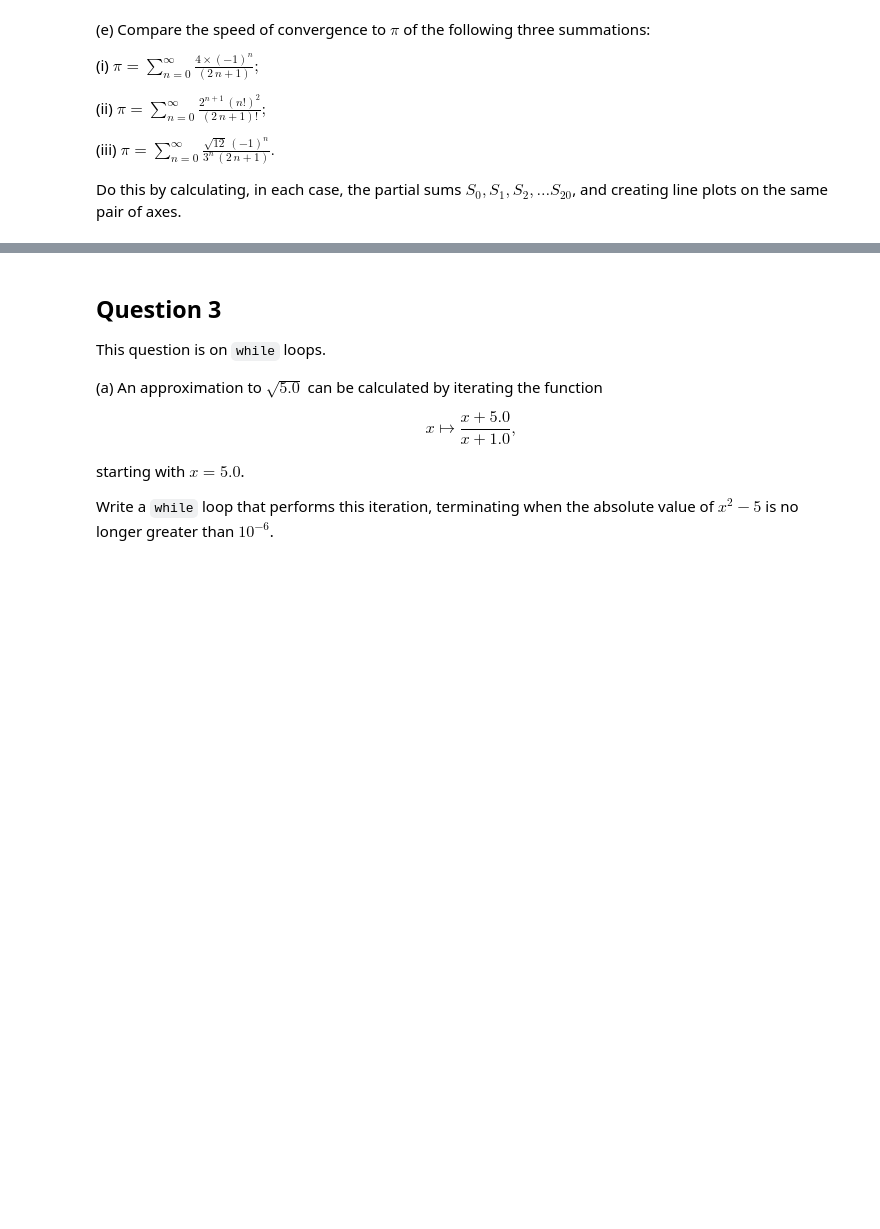
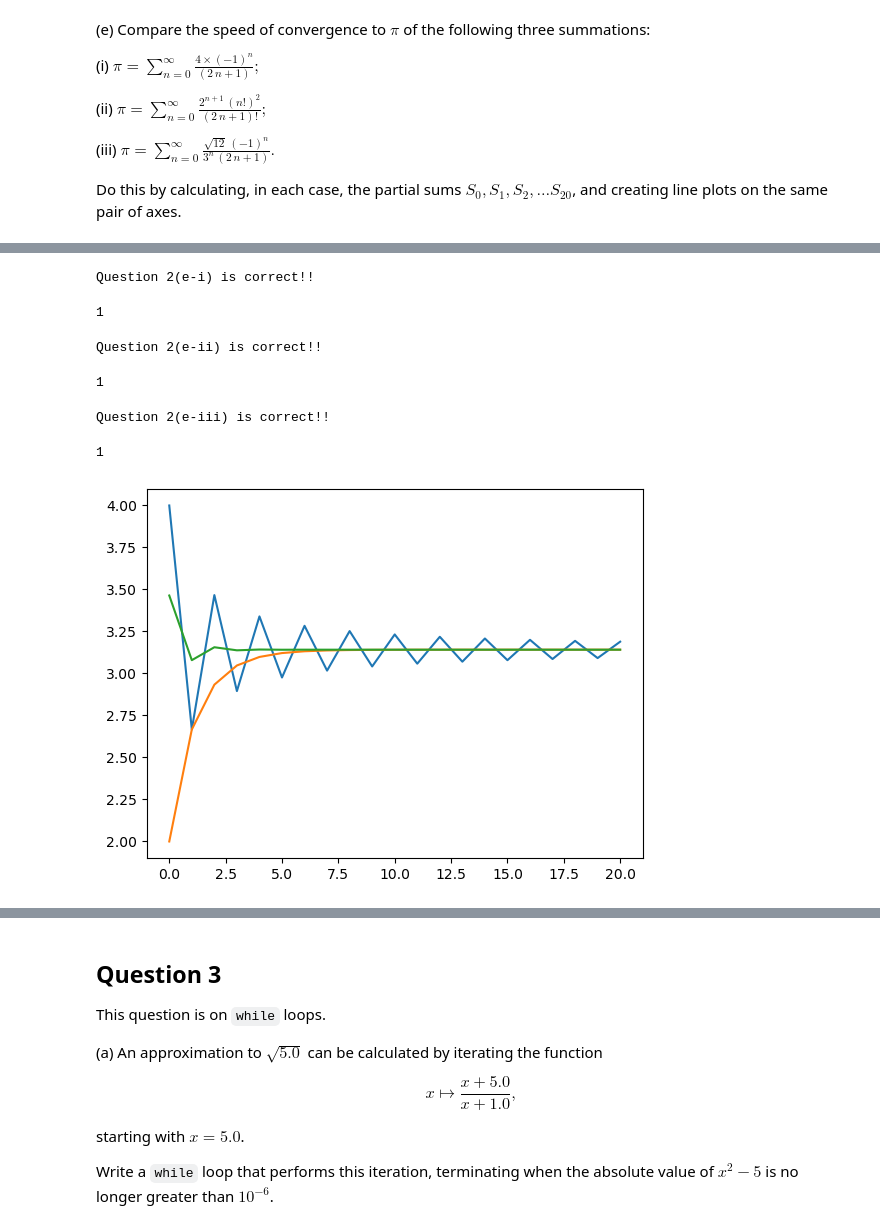
Before and after one commit to Imperial-MATH40006/term1-week7-manaal649, a Jupyter notebook: term1week7.ipynb, the cells around one changed output, grey strips where cells are left out. Saved outputs shown, nothing was run; the diff lists cells and outputs as text; code cells hidden in the pictures; blank space fills up the shorter version.

```diff
--- a/term1week7.ipynb
+++ b/term1week7.ipynb
@@ -398,22 +404,28 @@ from math import pi, factorial, sqrt
 total1 = 0.0
 list1 = []
 for n in range(21):
-    # YOUR CODE HERE
-    raise NotImplementedError()
+    ### BEGIN SOLUTION
+    total1 += 4*(-1)**n/(2*n+1)
+    list1.append(total1)
+    ### END SOLUTION
 # %%
 # summation (ii)
 total2 = 0.0
 list2 = []
 for n in range(21):
-    # YOUR CODE HERE
-    raise NotImplementedError()
+    ### BEGIN SOLUTION
+    total2 += 2**(n+1)*factorial(n)**2/factorial(2*n+1)
+    list2.append(total2)
+    ### END SOLUTION
 # %%
 # summation (iii)
 total3 = 0.0
 list3 = []
 for n in range(21):
-    # YOUR CODE HERE
-    raise NotImplementedError()
+    ### BEGIN SOLUTION
+    total3 += sqrt(12)*(-1)**n/(3**n*(2*n+1))
+    list3.append(total3)
+    ### END SOLUTION
 # %%
 print(list1)
 print(list2)
@@ -421,17 +437,29 @@ print(list3)
 # %%
 # 1 Mark
 question2e_i(list1)
+# %% [output]
+Question 2(e-i) is correct!!
+1
 # %%
 # 1 Mark
 question2e_ii(list2)
+# %% [output]
+Question 2(e-ii) is correct!!
+1
 # %%
 # 1 Mark
 question2e_iii(list3)
+# %% [output]
+Question 2(e-iii) is correct!!
+1
 # %%
 # plot
 fig, ax = plt.subplots()
 # YOUR CODE HERE
-raise NotImplementedError()
+ax.plot(range(21), list1, range(21), list2, range(21), list3)
+plt.show()
+# %% [output]
+[figure, added]
 # %%
 # 1 Mark
 _globals = globals()
```
Also changed, not shown: parts of 4 cells of this notebook.
